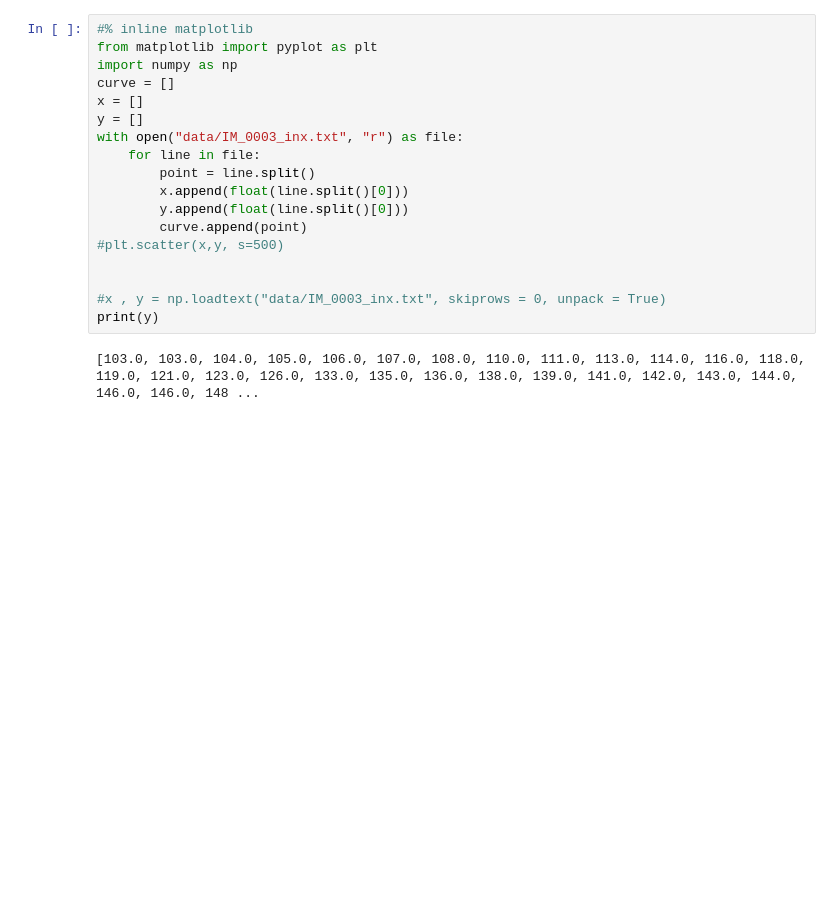
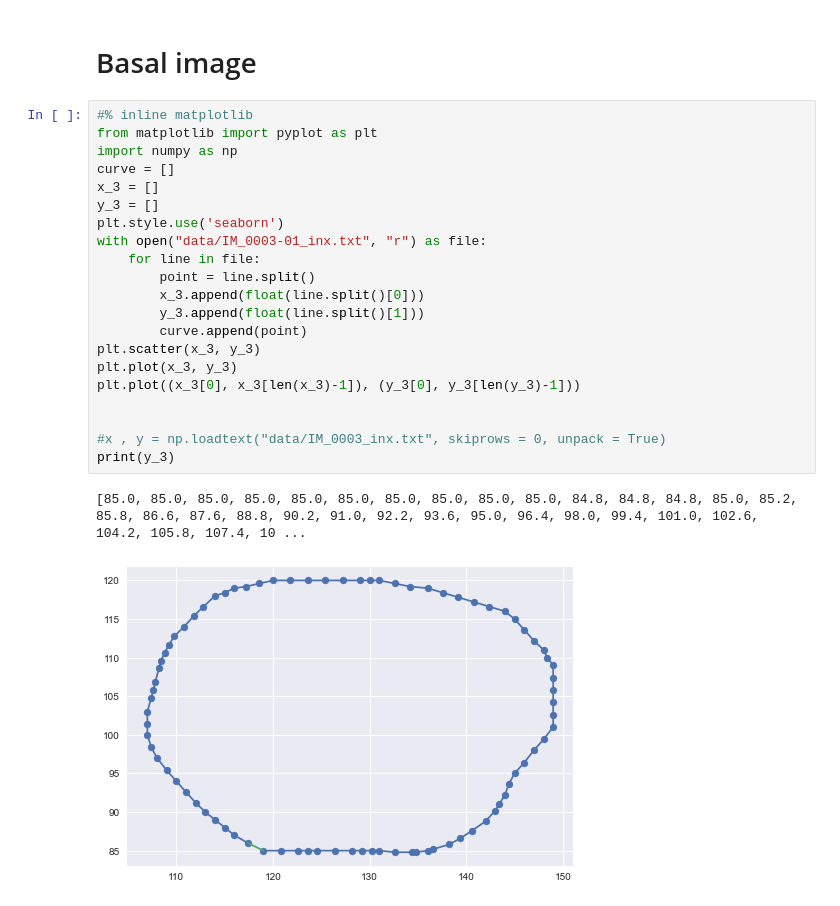
Before and after one commit to Saeema04/hAIoTthon-heart-image-generator-, a Jupyter notebook: problem statement 2/readingvals.ipynb, the cells around one changed output. Cells and saved outputs as stored; diff of their text form; blank space fills up the shorter version.

Commit message:
plotted all the 2d graphs

```diff
--- a/problem statement 2/readingvals.ipynb
+++ b/problem statement 2/readingvals.ipynb
@@ -1,20 +1,26 @@
+# %% [markdown]
+# Basal image
 # %%
 #% inline matplotlib
 from matplotlib import pyplot as plt
 import numpy as np
 curve = []
-x = []
-y = []
-with open("data/IM_0003_inx.txt", "r") as file:
+x_3 = []
+y_3 = []
+plt.style.use('seaborn')
+with open("data/IM_0003-01_inx.txt", "r") as file:
     for line in file:
         point = line.split()
-        x.append(float(line.split()[0]))
-        y.append(float(line.split()[0]))
+        x_3.append(float(line.split()[0]))
+        y_3.append(float(line.split()[1]))
         curve.append(point)
-#plt.scatter(x,y, s=500)
+plt.scatter(x_3, y_3)
+plt.plot(x_3, y_3)
+plt.plot((x_3[0], x_3[len(x_3)-1]), (y_3[0], y_3[len(y_3)-1]))
 
 
 #x , y = np.loadtext("data/IM_0003_inx.txt", skiprows = 0, unpack = True)
-print(y)
+print(y_3)
 # %% [output]
-[103.0, 103.0, 104.0, 105.0, 106.0, 107.0, 108.0, 110.0, 111.0, 113.0, 114.0, 116.0, 118.0, 119.0, 121.0, 123.0, 126.0, 133.0, 135.0, 136.0, 138.0, 139.0, 141.0, 142.0, 143.0, 144.0, 146.0, 146.0, 148 ...
+[85.0, 85.0, 85.0, 85.0, 85.0, 85.0, 85.0, 85.0, 85.0, 85.0, 84.8, 84.8, 84.8, 85.0, 85.2, 85.8, 86.6, 87.6, 88.8, 90.2, 91.0, 92.2, 93.6, 95.0, 96.4, 98.0, 99.4, 101.0, 102.6, 104.2, 105.8, 107.4, 10 ...
+[figure, added]
```
Also changed, not shown: parts of 5 cells of this notebook.
